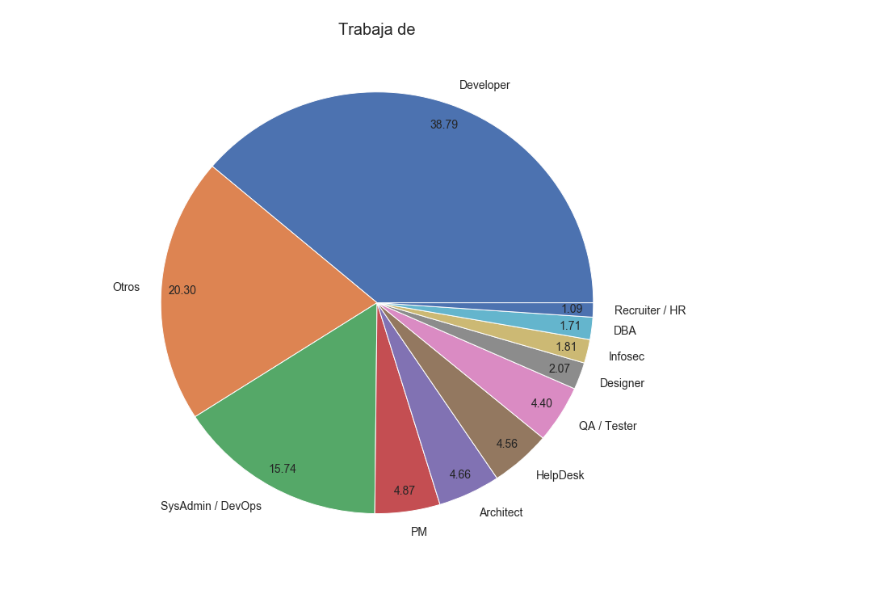
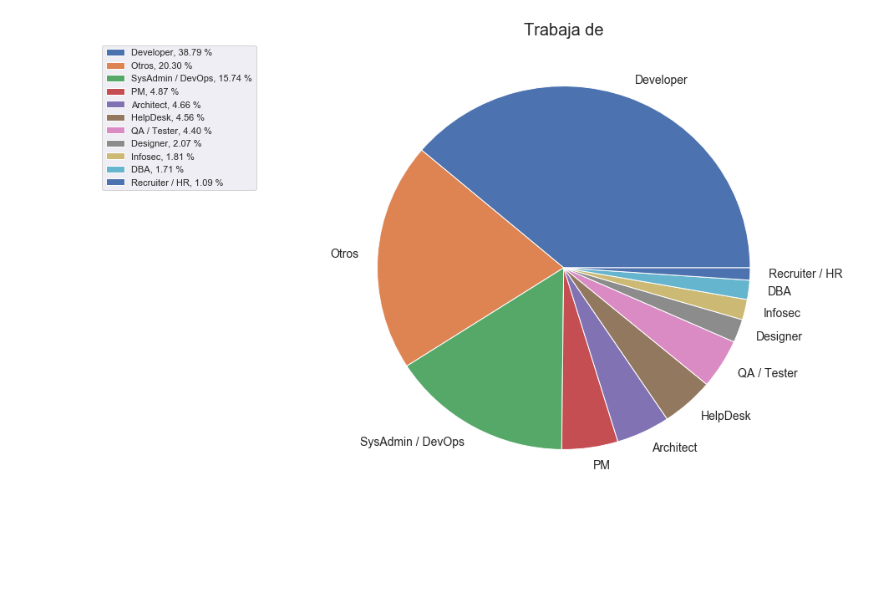
Before and after one commit to GeekBeardLinks/encuesta_sueldos_sysarmy, a Jupyter notebook: analisis_encuesta_salarial.ipynb, the cells around one changed output. Drawn from its saved outputs; the diff is of its cells as text; code cells hidden in the pictures; blank space fills up the shorter version.

```diff
--- a/analisis_encuesta_salarial.ipynb
+++ b/analisis_encuesta_salarial.ipynb
@@ -1,4 +1,5 @@
 # %%
+import math
 import pandas as pd
 import numpy as np
 import matplotlib.pyplot as plt
@@ -42,8 +43,9 @@ import pandas as pd
 # 33: Carga encuesta de remuneracion
 
 # Columnas para analizar y nombres a utilizar
-load_cols = [0,1,3,4,5,10,20,21,22,23]
+load_cols = [0,1,3,4,5,6,7,10,20,21,22,23]
 loaded_cols_names = ['identifica','rango_edad', 'experiencia','tiempo_puesto_actual','gente_a_cargo',
+                     'nivel_estudio', 'estado_estudio',
                      'puesto_actual','tipo_contrato','sueldo_mensual','tipo_sueldo','conforme_sueldo']
 
 # Cargamos encuesta
@@ -52,7 +54,7 @@ encuesta = pd.read_csv('encuesta_remuneracion_salarial_2018_2_Argentina.csv',
                        usecols=load_cols, names=loaded_cols_names)
 # ejes = ejes.drop('area',1)[ejes['Participación'].notnull()]
 # %%
-puesto = 'Developer'
+# Funciones para categorizar
 
 def sueldo_neto(row):
     if row['tipo_sueldo'] == 'Bruto':
@@ -97,10 +99,25 @@ def cat_puesto(row):
     else:
         return 'Otros'
 
+# TODO: Revisar. Puede que queden muchas categorias.
+def cat_estudio(row):
+    nivel = row['nivel_estudio']
+    estado = row['estado_estudio'].lower()
+    if nivel in ['Posgrado','Doctorado']:
+        nivel = 'Posgrado/Doctorado'
+    if nivel == 'Primario' and estado == 'Completado':
+        nivel = 'Secundario'
+        estado = 'en curso/incompleto'
+    if estado == 'completado':
+        estado = 'completo'
+    elif estado in ['en curso','incompleto']:
+        estado = 'en curso/incompleto'
+
+    return '{0} {1}'.format(nivel, estado)
+
 encuesta['sueldo_neto'] = encuesta.apply(sueldo_neto, axis=1)
 encuesta['cat_edades'] = encuesta.apply(cat_edades, axis=1)
 encuesta['cat_experiencia'] = encuesta.apply(cat_experiencia, axis=1)
 encuesta['cat_puesto'] = encuesta.apply(cat_puesto, axis=1)
-encuesta['lidera'] = np.where(encuesta['gente_a_cargo']>0, True, False)
-
-encuesta_solo_puesto = encuesta[(encuesta['puesto_actual'] == puesto)]
+encuesta['cat_estudio'] = encuesta.apply(cat_estudio, axis=1)
+encuesta['lidera'] = np.where(encuesta['gente_a_cargo']>0, 'Si', 'No')
@@ -116,8 +168,12 @@ def pie_chart_total_vs_puesto(encuesta, columna, puesto, graph_title, title_tota
 # %%
-ax = encuesta['cat_puesto'].value_counts().plot.pie(autopct='%.2f', pctdistance=.9, fontsize=14, title="Trabaja de",figsize=(12,12))
+# Grafica torta con los principales puestos de trabajo
+value_counts = encuesta['cat_puesto'].value_counts()
+ax = value_counts.plot.pie(fontsize=14, title="Trabaja de",figsize=(10,10))
 ax.title.set_size(20)
+
+plt.legend( loc = 'upper left',bbox_to_anchor=(-0.5, 1), labels=['%s, %1.2f %%' % (l, 100 * s / len(encuesta['cat_puesto'])) for l, s in value_counts.iteritems()])
 ax.set(ylabel='')
 plt.show()
 # %% [output]
-[figure, old version]
+[figure, new version]
 # %%
```
Also changed, not shown: parts of 27 cells of this notebook.
